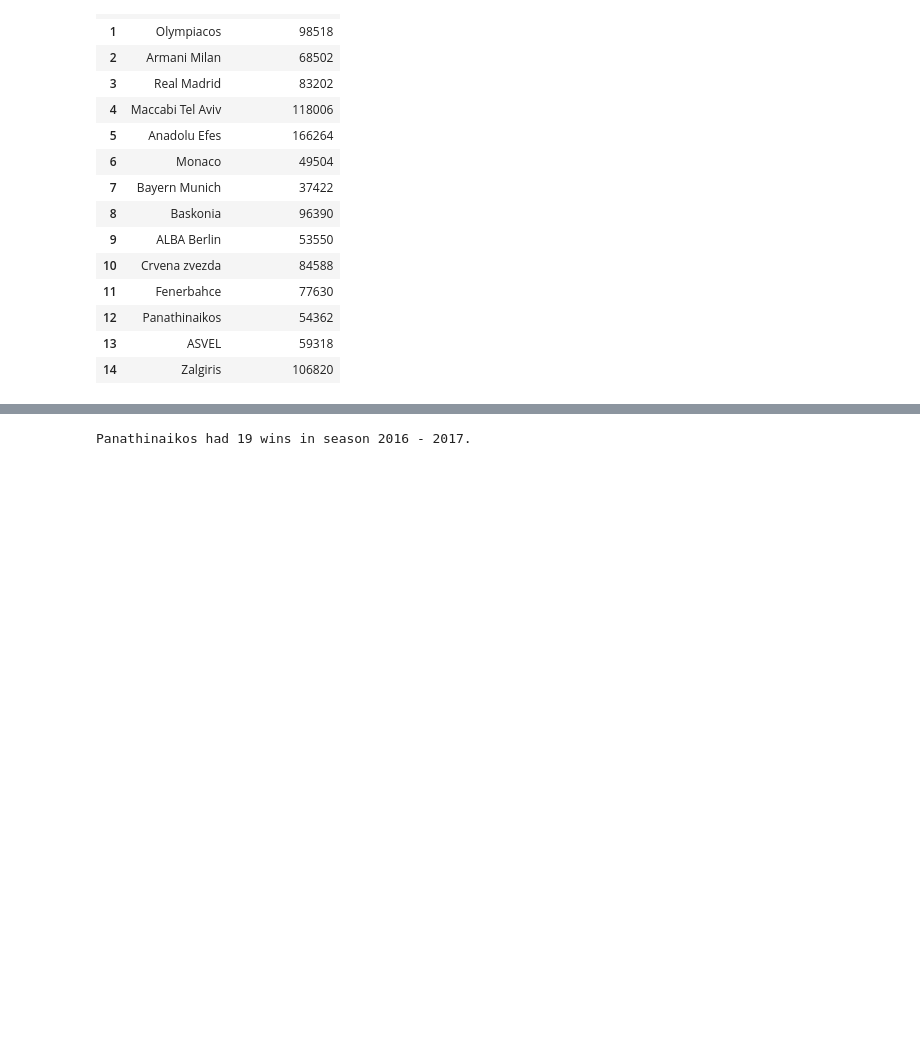
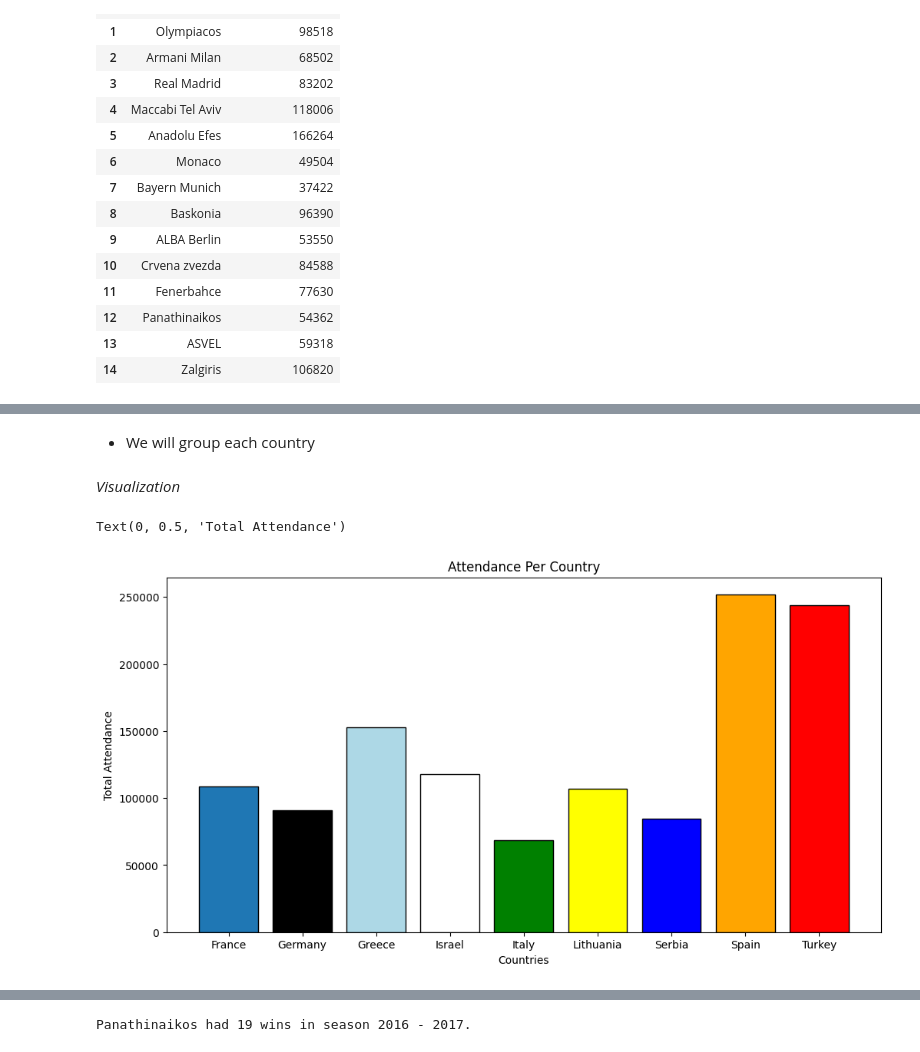
Before and after one commit to ChrisDiamantis99/Euroleague, a Jupyter notebook: euroleague.ipynb, the cells around one changed output, grey strips where cells are left out. Saved outputs shown, nothing was run; the diff lists cells and outputs as text; code cells hidden in the pictures; blank space fills up the shorter version.

```diff
--- a/euroleague.ipynb
+++ b/euroleague.ipynb
@@ -722,0 +904,19 @@ season_2021_2022.sort_values("Arenas Capacity Rate", ascending= False)
+# %% [markdown]
+- We will group each country
+# %%
+country_grouped = season_2021_2022.groupby('Country').sum()
+# %% [markdown]
+*Visualization*
+# %%
+colors = ['#1F77B4', 'black', '#ADD8E6', 'white', 'green', 'yellow', 'blue', 'orange', 'red']
+# %%
+plt.figure(figsize = (12,6))
+plt.bar(country_grouped.index, country_grouped['Total Attendance'], color = colors, edgecolor = 'black')
+
+plt.title('Attendance Per Country')
+plt.xlabel('Countries')
+
+plt.ylabel('Total Attendance')
+# %% [output]
+Text(0, 0.5, 'Total Attendance')
+[figure, added]
```
Also changed, not shown: parts of 108 cells of this notebook.
